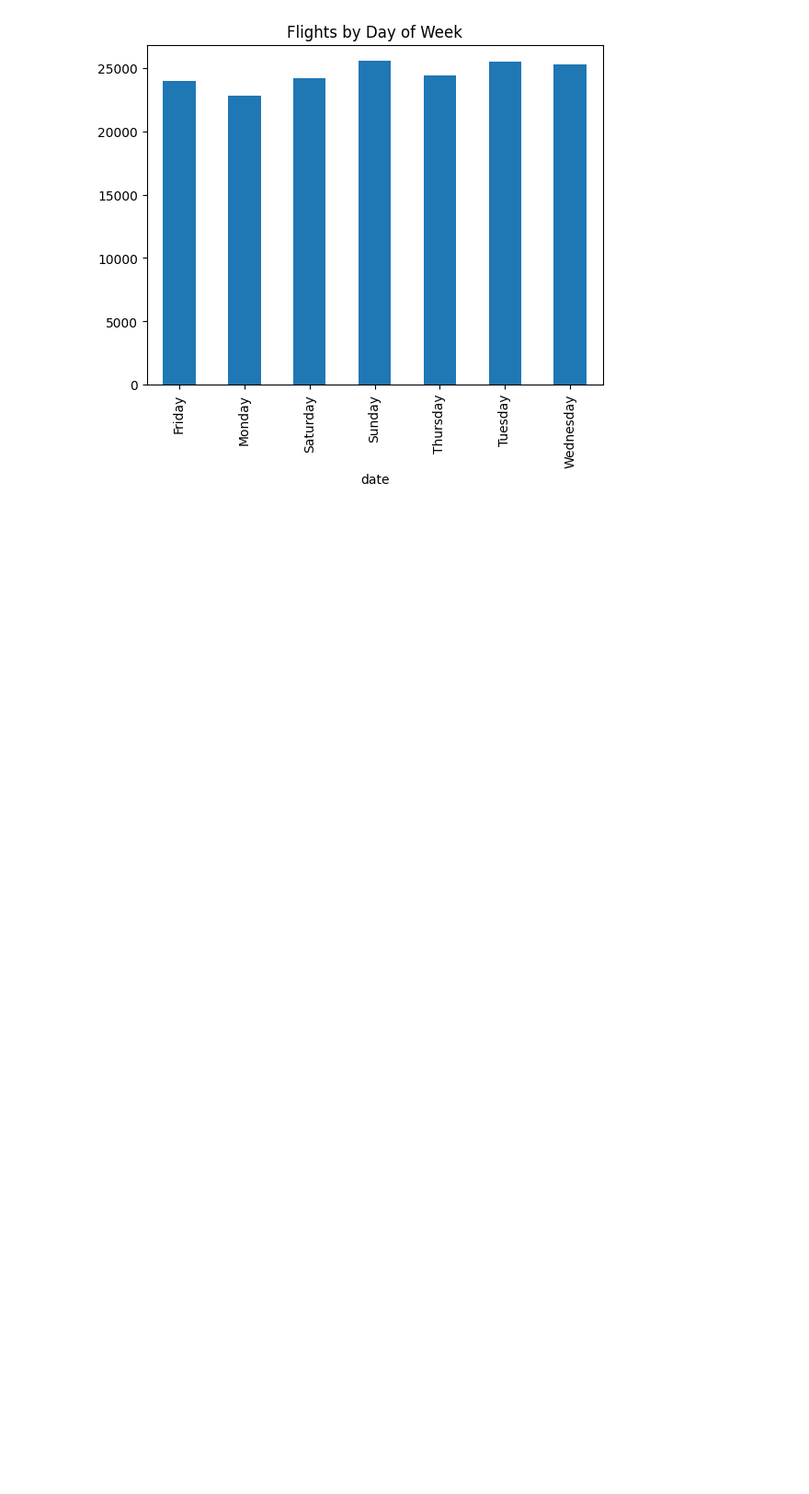
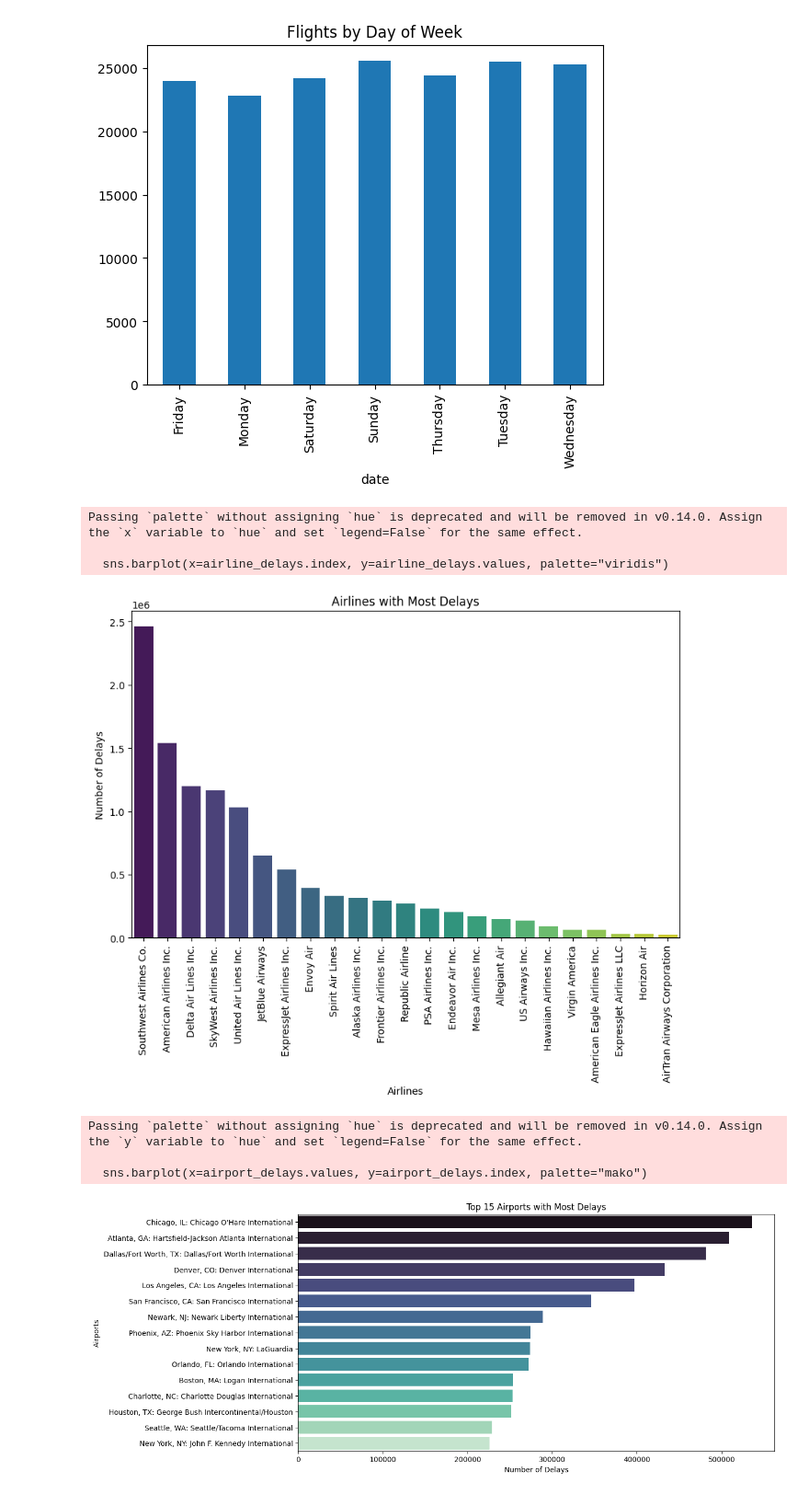
Before and after one commit to rayyan448/flight-delay-analysis, a Jupyter notebook: flight_analysis.ipynb, the cells around one changed output. Shown at 92% size. Drawn from its saved outputs; the diff is of its cells as text; code cells hidden in the pictures; blank space fills up the shorter version.

Commit message:
Day 3 EDA: Airlines & Airports delay analysis with visualizations

```diff
--- a/flight_analysis.ipynb
+++ b/flight_analysis.ipynb
@@ -629,3 +629,73 @@ plt.show()
 # %% [output]
 [figure]
 [figure]
+# %%
+import pandas as pd
+import matplotlib.pyplot as plt
+import seaborn as sns
+
+# Load your dataset
+df = pd.read_csv("Airline_Delay_Cause.csv")
+
+# 1. Airlines with the most delays
+airline_delays = df.groupby("carrier_name")["arr_del15"].sum().sort_values(ascending=False)
+plt.figure(figsize=(10,6))
+sns.barplot(x=airline_delays.index, y=airline_delays.values, palette="viridis")
+plt.xticks(rotation=90)
+plt.title("Airlines with Most Delays")
+plt.ylabel("Number of Delays")
+plt.xlabel("Airlines")
+plt.show()
+
+# 2. Airports with the most delays
+airport_delays = df.groupby("airport_name")["arr_del15"].sum().sort_values(ascending=False).head(15)
+plt.figure(figsize=(12,6))
+sns.barplot(x=airport_delays.values, y=airport_delays.index, palette="mako")
+plt.title("Top 15 Airports with Most Delays")
+plt.xlabel("Number of Delays")
+plt.ylabel("Airports")
+plt.show()
+
+# 3. Delays by Month
+monthly_delays = df.groupby("month")["arr_del15"].sum()
+plt.figure(figsize=(10,6))
+sns.lineplot(x=monthly_delays.index, y=monthly_delays.values, marker="o")
+plt.title("Monthly Delay Trends")
+plt.xlabel("Month")
+plt.ylabel("Number of Delays")
+plt.grid(True)
+plt.show()
+
+# 4. Delays by Day of Week (if available)
+if "day" in df.columns:
+    daily_delays = df.groupby("day")["arr_del15"].sum()
+    plt.figure(figsize=(10,6))
+    sns.barplot(x=daily_delays.index, y=daily_delays.values, palette="coolwarm")
+    plt.title("Delays by Day of Week")
+    plt.xlabel("Day")
+    plt.ylabel("Number of Delays")
+    plt.show()
+
+# 5. Effect of Weather on Delays
+plt.figure(figsize=(10,6))
+sns.scatterplot(x="weather_ct", y="arr_del15", data=df, alpha=0.5)
+plt.title("Weather vs Delays")
+plt.xlabel("Weather Delay Count")
+plt.ylabel("Arrival Delays (15+ mins)")
+plt.show()
+
+# 6. Heatmap of different delay causes
+delay_causes = df[["carrier_delay", "weather_delay", "nas_delay", "security_delay", "late_aircraft_delay"]]
+plt.figure(figsize=(8,6))
+sns.heatmap(delay_causes.corr(), annot=True, cmap="coolwarm", fmt=".2f")
+plt.title("Correlation between Delay Causes")
+plt.show()
+# %% [output]
+Passing `palette` without assigning `hue` is deprecated and will be removed in v0.14.0. Assign the `x` variable to `hue` and set `legend=False` for the same effect.
+
+  sns.barplot(x=airline_delays.index, y=airline_delays.values, palette="viridis")
+[figure, added]
+Passing `palette` without assigning `hue` is deprecated and will be removed in v0.14.0. Assign the `y` variable to `hue` and set `legend=False` for the same effect.
+
+  sns.barplot(x=airport_delays.values, y=airport_delays.index, palette="mako")
+[figure, added]
```
Also changed, not shown: parts of 2 cells of this notebook.
